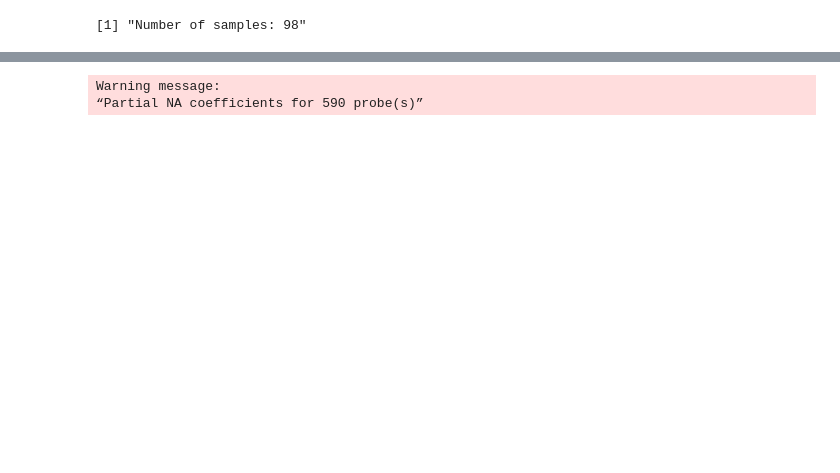
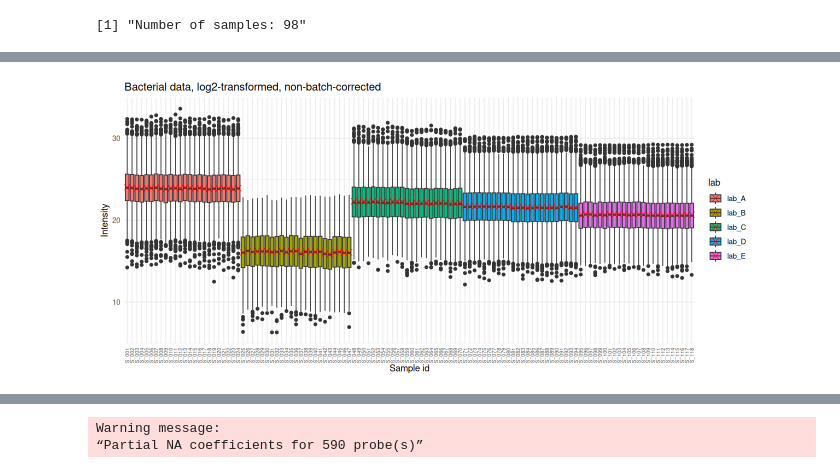
Before and after one commit to Freddsle/FedProt, a Jupyter notebook: data/bacterial_data/02_QC_samples.ipynb, the cells around one changed output, grey strips where cells are left out. Cells and saved outputs as stored; diff of their text form; code cells hidden in the pictures; blank space fills up the shorter version.

```diff
--- a/data/bacterial_data/02_QC_samples.ipynb
+++ b/data/bacterial_data/02_QC_samples.ipynb
@@ -106,0 +122,13 @@ print(paste0('Number of samples: ', nrow(central_batch_info %>% filter(!grepl('Q
+# %%
+boxplot_plot <- boxplot_pg(
+  central_intensities, central_batch_info,
+  quantitativeColumnName='file',
+  color_col='lab',
+  title="Bacterial data, log2-transformed, non-batch-corrected",
+  rename_samples = TRUE
+)
+
+options(repr.plot.width=11, repr.plot.height=5)
+boxplot_plot
+# %% [output]
+[figure, added]
```
Also changed, not shown: parts of 4 cells of this notebook, 2 other files.
